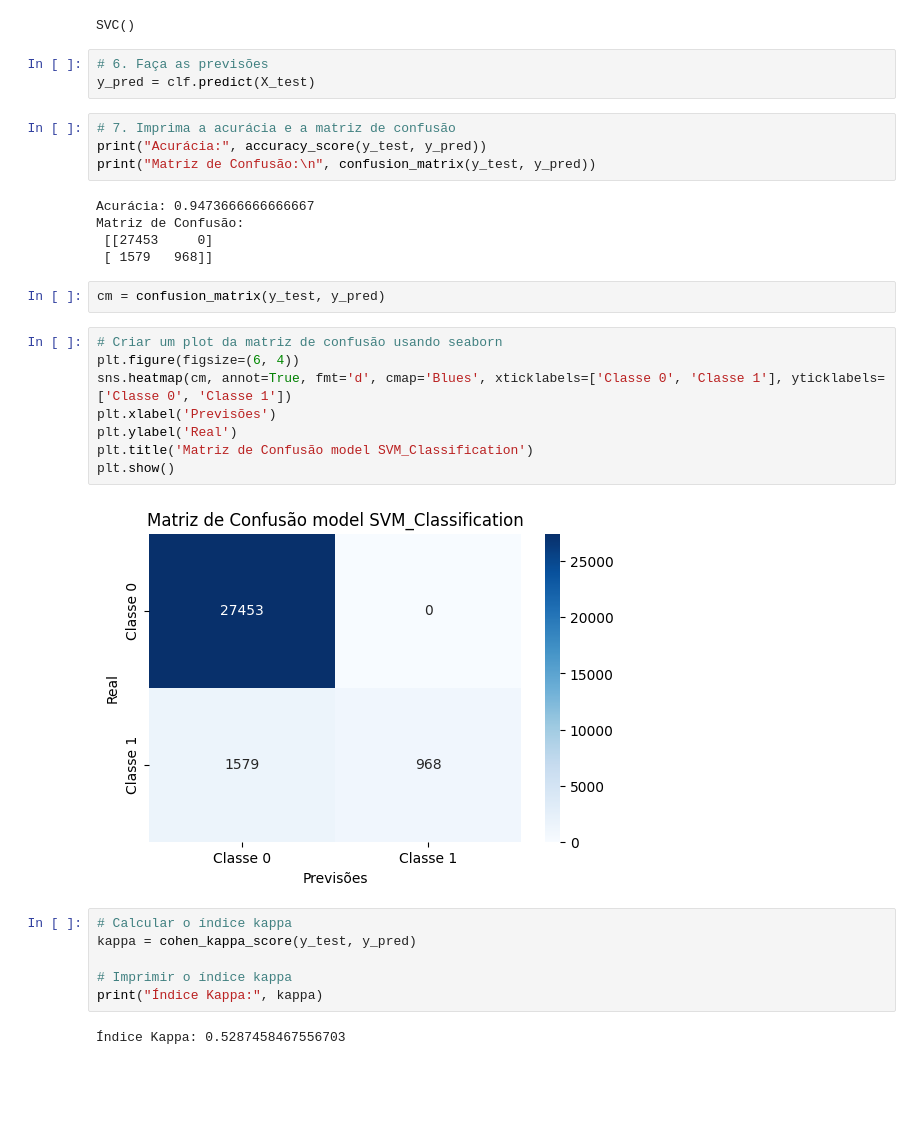
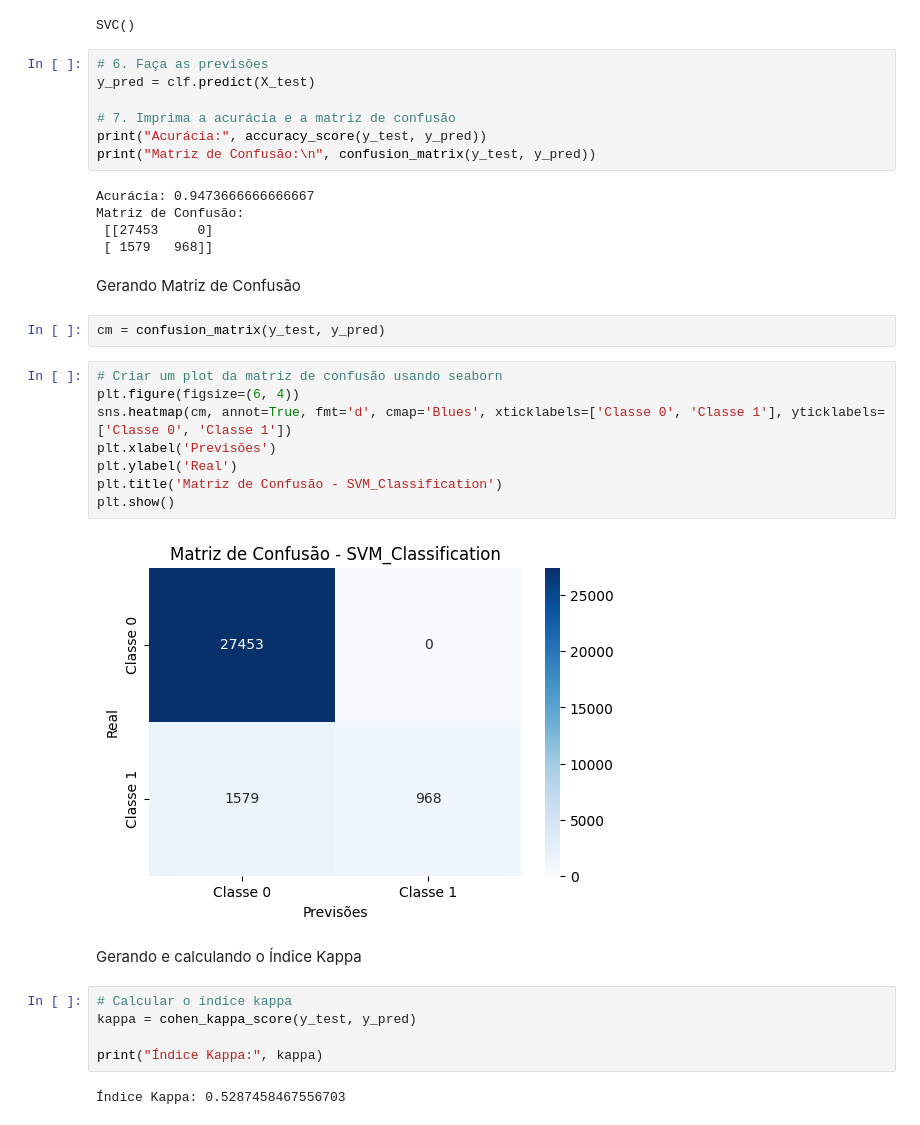
Before and after one commit to joaoPedroJPBR/TCC, a Jupyter notebook: scripts/svm_classificacao.ipynb, the cells around one changed output. Cells and saved outputs as stored; diff of their text form; blank space fills up the shorter version.

```diff
--- a/scripts/svm_classificacao.ipynb
+++ b/scripts/svm_classificacao.ipynb
@@ -31,32 +31,35 @@ SVC()
 # %%
 # 6. Faça as previsões
 y_pred = clf.predict(X_test)
+
+# 7. Imprima a acurácia e a matriz de confusão
+print("Acurácia:", accuracy_score(y_test, y_pred))
+print("Matriz de Confusão:\n", confusion_matrix(y_test, y_pred))
+# %% [output]
+Acurácia: 0.9473666666666667
+Matriz de Confusão:
+ [[27453     0]
+ [ 1579   968]]
-# %%
-# 7. Imprima a acurácia e a matriz de confusão
-print("Acurácia:", accuracy_score(y_test, y_pred))
-print("Matriz de Confusão:\n", confusion_matrix(y_test, y_pred))
-# %% [output]
-Acurácia: 0.9473666666666667
-Matriz de Confusão:
- [[27453     0]
- [ 1579   968]]
+# %% [markdown]
+Gerando Matriz de Confusão
 # %%
 cm = confusion_matrix(y_test, y_pred)
 # %%
 # Criar um plot da matriz de confusão usando seaborn
 plt.figure(figsize=(6, 4))
 sns.heatmap(cm, annot=True, fmt='d', cmap='Blues', xticklabels=['Classe 0', 'Classe 1'], yticklabels=['Classe 0', 'Classe 1'])
 plt.xlabel('Previsões')
 plt.ylabel('Real')
-plt.title('Matriz de Confusão model SVM_Classification')
+plt.title('Matriz de Confusão - SVM_Classification')
 plt.show()
 # %% [output]
-[figure, old version]
+[figure, new version]
+# %% [markdown]
+Gerando e calculando o Índice Kappa
 # %%
 # Calcular o índice kappa
 kappa = cohen_kappa_score(y_test, y_pred)
 
-# Imprimir o índice kappa
 print("Índice Kappa:", kappa)
 # %% [output]
 Índice Kappa: 0.5287458467556703
```
Also changed, not shown: 2 other files.
